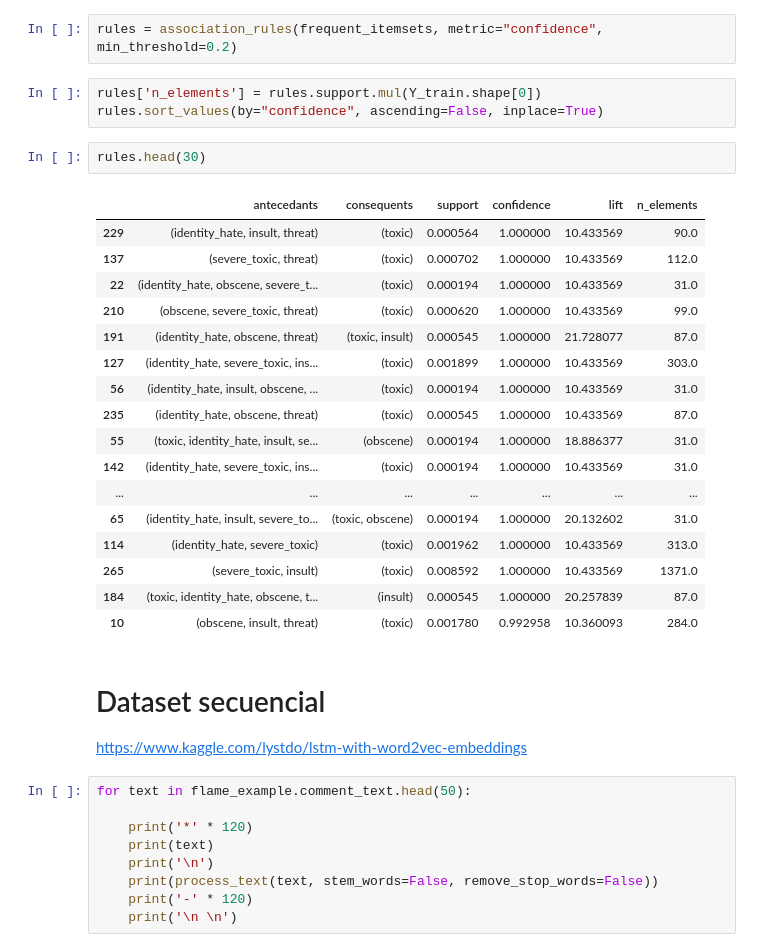
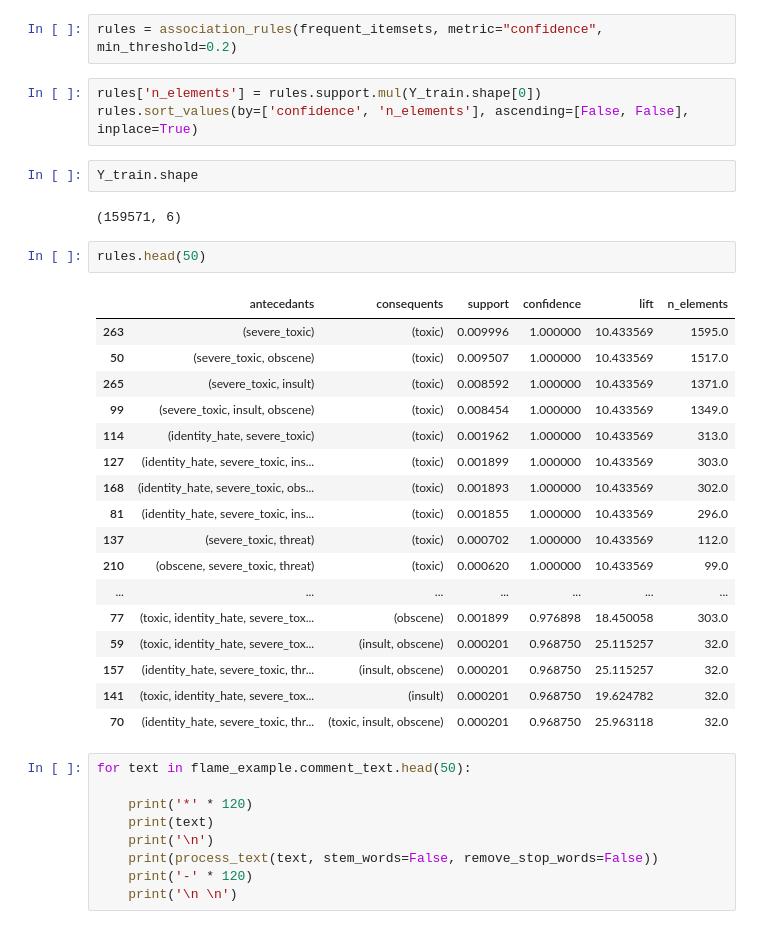
Before and after one commit to Guillermogsjc/kaggle-toxicity, a Jupyter notebook: 02W_EDA.ipynb, the cells around one changed output. Cells and saved outputs as stored; diff of their text form.

```diff
--- a/02W_EDA.ipynb
+++ b/02W_EDA.ipynb
@@ -80,31 +131,31 @@ frequent_itemsets.head(20)
 rules = association_rules(frequent_itemsets, metric="confidence", min_threshold=0.2)
 # %%
 rules['n_elements'] = rules.support.mul(Y_train.shape[0])
-rules.sort_values(by="confidence", ascending=False, inplace=True)
+rules.sort_values(by=['confidence', 'n_elements'], ascending=[False, False], inplace=True)
+# %%
+Y_train.shape
+# %% [output]
+(159571, 6)
 # %%
-rules.head(30)
+rules.head(50)
 # %% [output]
 |  | antecedants | consequents | support | confidence | lift | n_elements |
-| 229 | (identity_hate, insult, threat) | (toxic) | 0.000564 | 1.000000 | 10.433569 | 90.0 |
+| 263 | (severe_toxic) | (toxic) | 0.009996 | 1.000000 | 10.433569 | 1595.0 |
+| 50 | (severe_toxic, obscene) | (toxic) | 0.009507 | 1.000000 | 10.433569 | 1517.0 |
+| 265 | (severe_toxic, insult) | (toxic) | 0.008592 | 1.000000 | 10.433569 | 1371.0 |
+| 99 | (severe_toxic, insult, obscene) | (toxic) | 0.008454 | 1.000000 | 10.433569 | 1349.0 |
+| 114 | (identity_hate, severe_toxic) | (toxic) | 0.001962 | 1.000000 | 10.433569 | 313.0 |
+| 127 | (identity_hate, severe_toxic, ins... | (toxic) | 0.001899 | 1.000000 | 10.433569 | 303.0 |
+| 168 | (identity_hate, severe_toxic, obs... | (toxic) | 0.001893 | 1.000000 | 10.433569 | 302.0 |
+| 81 | (identity_hate, severe_toxic, ins... | (toxic) | 0.001855 | 1.000000 | 10.433569 | 296.0 |
 | 137 | (severe_toxic, threat) | (toxic) | 0.000702 | 1.000000 | 10.433569 | 112.0 |
-| 22 | (identity_hate, obscene, severe_t... | (toxic) | 0.000194 | 1.000000 | 10.433569 | 31.0 |
 | 210 | (obscene, severe_toxic, threat) | (toxic) | 0.000620 | 1.000000 | 10.433569 | 99.0 |
-| 191 | (identity_hate, obscene, threat) | (toxic, insult) | 0.000545 | 1.000000 | 21.728077 | 87.0 |
-| 127 | (identity_hate, severe_toxic, ins... | (toxic) | 0.001899 | 1.000000 | 10.433569 | 303.0 |
-| 56 | (identity_hate, insult, obscene, ... | (toxic) | 0.000194 | 1.000000 | 10.433569 | 31.0 |
-| 235 | (identity_hate, obscene, threat) | (toxic) | 0.000545 | 1.000000 | 10.433569 | 87.0 |
-| 55 | (toxic, identity_hate, insult, se... | (obscene) | 0.000194 | 1.000000 | 18.886377 | 31.0 |
-| 142 | (identity_hate, severe_toxic, ins... | (toxic) | 0.000194 | 1.000000 | 10.433569 | 31.0 |
 | ... | ... | ... | ... | ... | ... | ... |
-| 65 | (identity_hate, insult, severe_to... | (toxic, obscene) | 0.000194 | 1.000000 | 20.132602 | 31.0 |
-| 114 | (identity_hate, severe_toxic) | (toxic) | 0.001962 | 1.000000 | 10.433569 | 313.0 |
-| 265 | (severe_toxic, insult) | (toxic) | 0.008592 | 1.000000 | 10.433569 | 1371.0 |
-| 184 | (toxic, identity_hate, obscene, t... | (insult) | 0.000545 | 1.000000 | 20.257839 | 87.0 |
-| 10 | (obscene, insult, threat) | (toxic) | 0.001780 | 0.992958 | 10.360093 | 284.0 |
+| 77 | (toxic, identity_hate, severe_tox... | (obscene) | 0.001899 | 0.976898 | 18.450058 | 303.0 |
+| 59 | (toxic, identity_hate, severe_tox... | (insult, obscene) | 0.000201 | 0.968750 | 25.115257 | 32.0 |
+| 157 | (identity_hate, severe_toxic, thr... | (insult, obscene) | 0.000201 | 0.968750 | 25.115257 | 32.0 |
+| 141 | (toxic, identity_hate, severe_tox... | (insult) | 0.000201 | 0.968750 | 19.624782 | 32.0 |
+| 70 | (identity_hate, severe_toxic, thr... | (toxic, insult, obscene) | 0.000201 | 0.968750 | 25.963118 | 32.0 |
-# %% [markdown]
-# Dataset secuencial
-
-https://www.kaggle.com/lystdo/lstm-with-word2vec-embeddings
 # %%
 for text in flame_example.comment_text.head(50):
 
```
Also changed, not shown: parts of 9 cells of this notebook, 4 other files.
